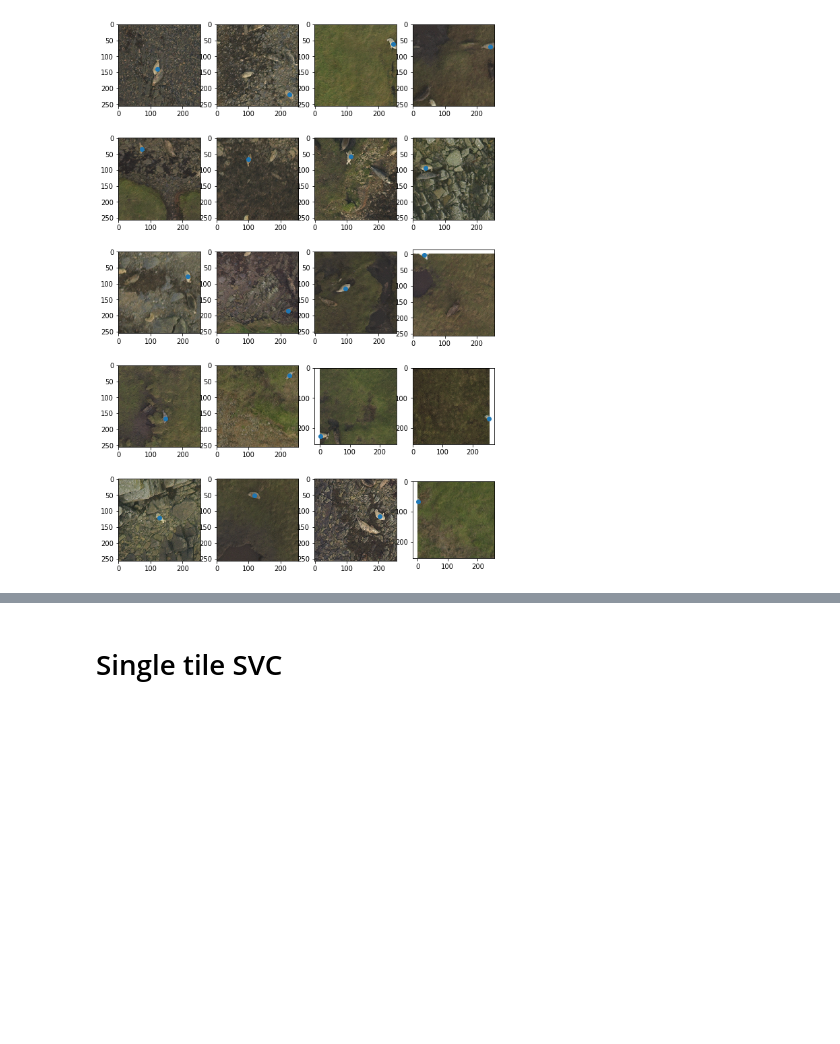
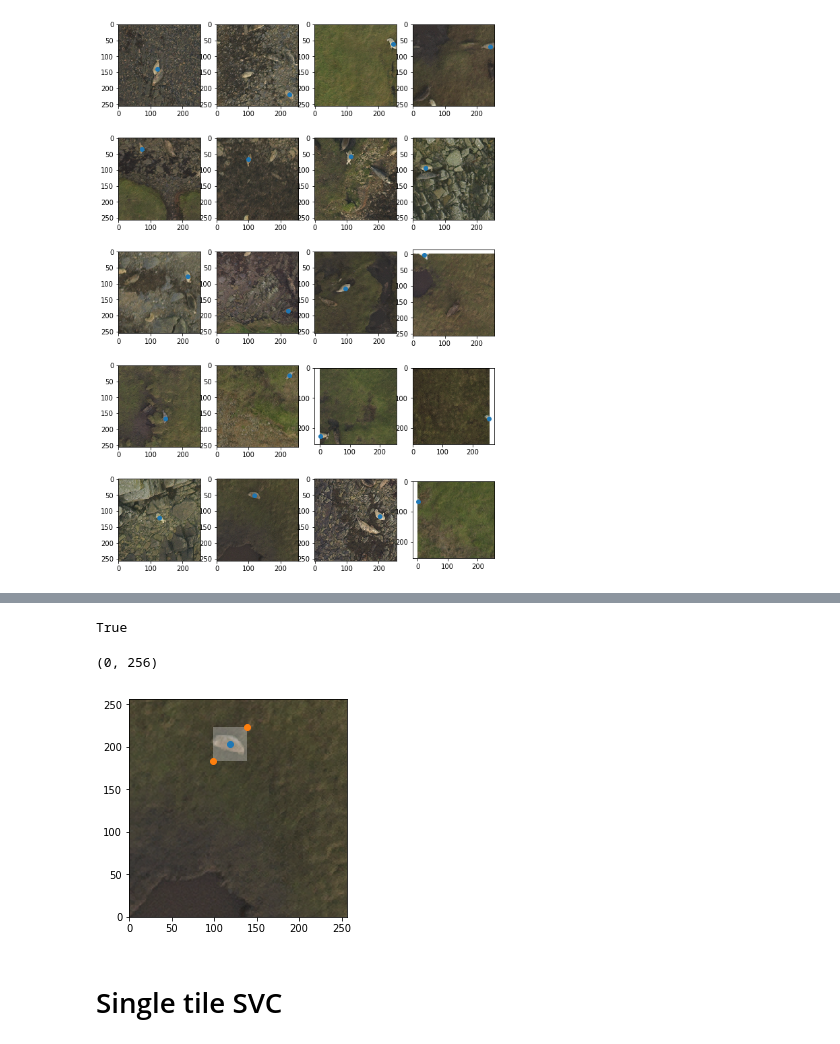
Before and after one commit to alex-schaaf/savewally, a Jupyter notebook: window_size.ipynb, the cells around one changed output, grey strips where cells are left out. Saved outputs shown, nothing was run; the diff lists cells and outputs as text; code cells hidden in the pictures; blank space fills up the shorter version.

```diff
--- a/window_size.ipynb
+++ b/window_size.ipynb
@@ -76,6 +76,7 @@ rows = []
 cols = []
 x_pixels = []
 y_pixels = []
+fps = []
 
 for c in coords:
     # print("coords:", c[0], c[1])
@@ -86,6 +87,7 @@ for c in coords:
     fp = savewally.GetFilepath(k, row, col)
     # print(fp)
     im = Image.open(FP + fp)
+    fps.append(fp)
     #im = imread(FP + fp)
     images.append(im)
     xpixel = c[0] - Xto[row]
@@ -102,3 +117,22 @@ for i, axi in enumerate(ax.flat):
+# %%
+patch, bbox = extract_patch(img, x_pixels[-3], y_pixels[-3], 20, 20)
+plt.scatter(x_pixels[-3], y_pixels[-3])
+extent = bbox[0], bbox[2], bbox[1], bbox[3]
+plt.imshow(np.asarray(img)[::-1,:,:])
+plt.imshow(patch[::-1,:,:], extent=extent,  alpha=1)
+
+seal_box = do_box(x_pixels[-3], y_pixels[-3], 20, 20)
+plt.scatter((seal_box[0], seal_box[2]), (seal_box[1],seal_box[3]))
+print(overlap(seal_box, bbox))
+
+plt.imshow(np.ones(patch[::-1,:,:].shape), extent=extent,  alpha=0.3)
+
+plt.xlim(0,256)
+plt.ylim(0,256)
+# %% [output]
+True
+(0, 256)
+[figure, added]
 # %% [markdown]
 # Single tile SVC
 # %%
```
Also changed, not shown: parts of 25 cells of this notebook.
